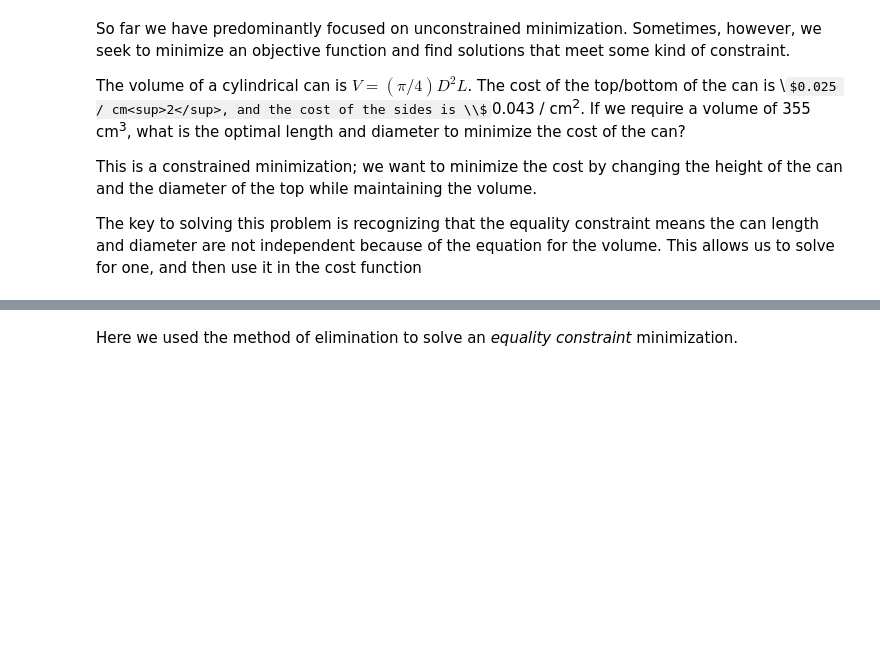
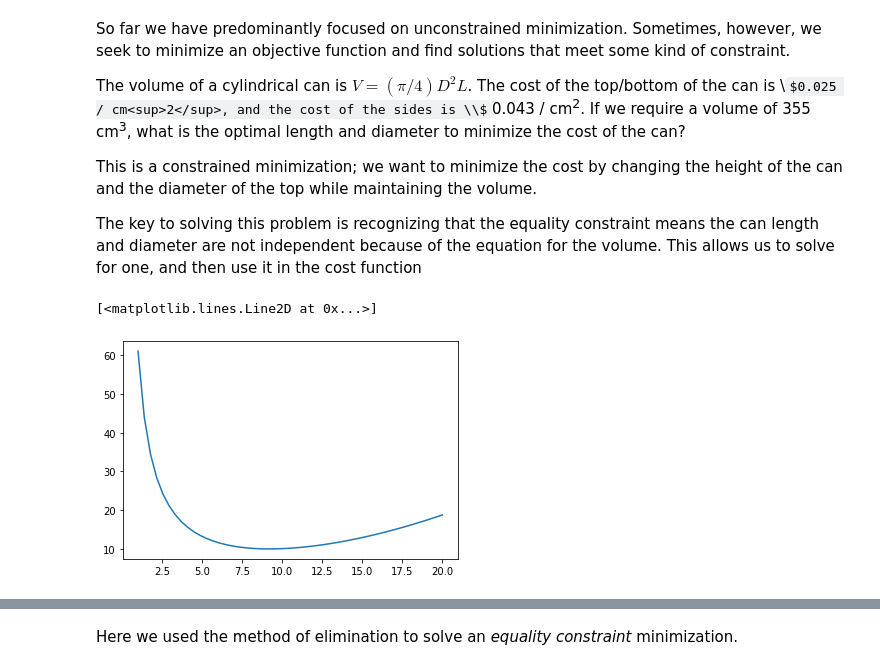
Before and after one commit to jkitchin/f19-06623, a Jupyter notebook: lectures/13-constrained-optimization.ipynb, the cells around one changed output, grey strips where cells are left out. Saved outputs shown, nothing was run; the diff lists cells and outputs as text; code cells hidden in the pictures; some formulas as TeX source; blank space fills up the shorter version.

```diff
--- a/lectures/13-constrained-optimization.ipynb
+++ b/lectures/13-constrained-optimization.ipynb
@@ -10,3 +10,30 @@ The volume of a cylindrical can is $V = (\pi/4) D^2 L$. The cost of the top/bott
 This is a constrained minimization; we want to minimize the cost by changing the height of the can and the diameter of the top while maintaining the volume.
 
 The key to solving this problem is recognizing that the equality constraint means the can length and diameter are not independent because of the equation for the volume. This allows us to solve for one, and then use it in the cost function
+# %%
+import numpy as np
+
+V = 355   # cm^3
+cost_tb = 0.025  # $/cm^2
+cost_side = 0.043 # $/cm^2
+
+def cost(D):
+    area_top = np.pi * (D / 2)**2
+
+    L = V / (np.pi/4) / D**2  # this is the elimination step
+    area_side = L * np.pi * D
+
+    #print((np.pi / 4) * D**2 * L)
+
+    return area_top * cost_tb * 2 + area_side * cost_side
+
+cost(2)
+
+%matplotlib inline
+import matplotlib.pyplot as plt
+
+DD = np.linspace(1, 20)
+plt.plot(DD, cost(DD))
+# %% [output]
+[<matplotlib.lines.Line2D at 0x...>]
+[figure, added]
```
Also changed, not shown: parts of 24 cells of this notebook.
